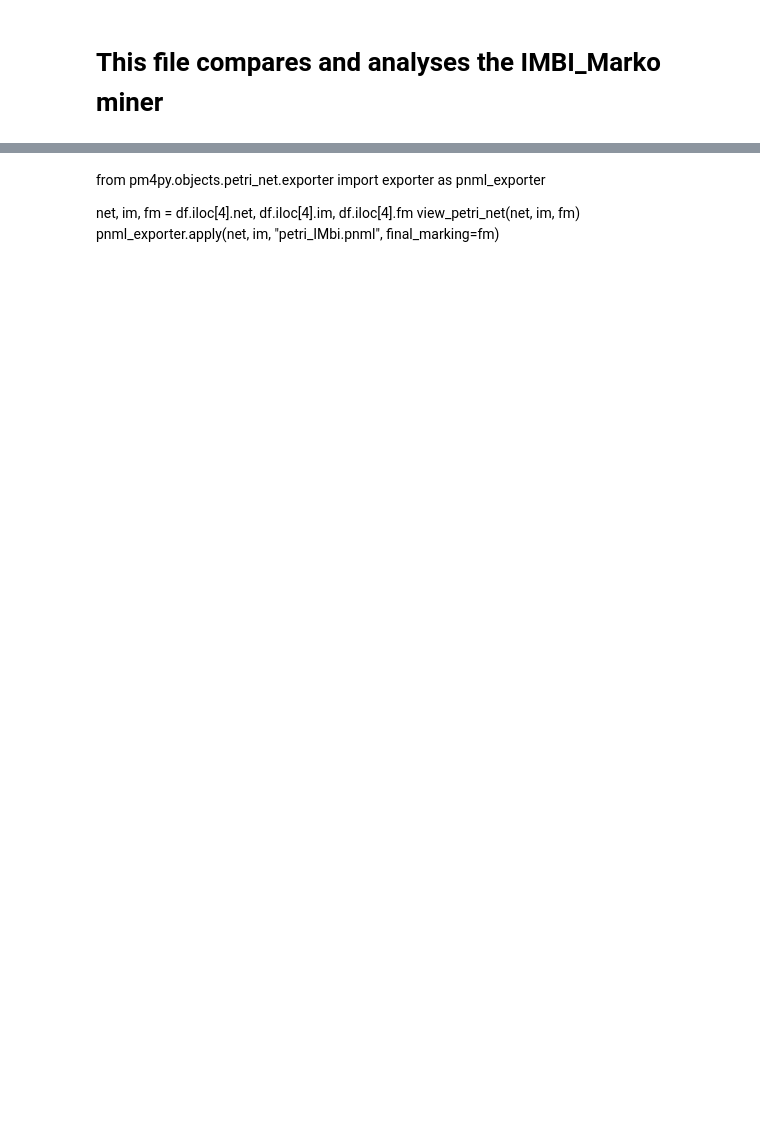
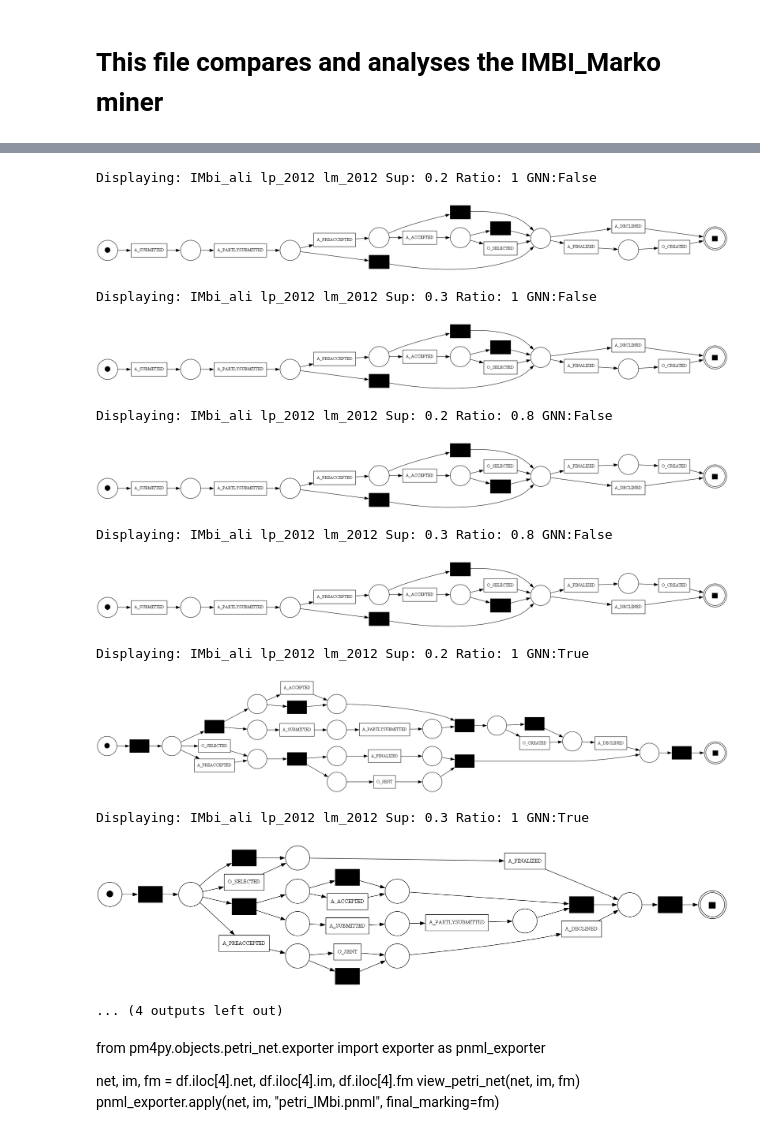
Before and after one commit to GoldschmidtMarko/IMBI_Master, a Jupyter notebook: analysing/comparison.ipynb, the cells around one changed output, grey strips where cells are left out. Cells and saved outputs as stored; diff of their text form; code cells hidden in the pictures; blank space fills up the shorter version.

```diff
--- a/analysing/comparison.ipynb
+++ b/analysing/comparison.ipynb
@@ -280,4 +302,7 @@ for lp in lpNames:
   lpPaths.append((lp,rootPath + lp))
 for lm in lMNames:
   lmPaths.append((lm,rootPath + lm))
+# %%
+runSingleLog = False
+analyse_gnn = True
 # %%
@@ -330,0 +350,20 @@ TypeError: runDoubleLogEvaluation() takes from 7 to 13 positional arguments but
+# %%
+if analyse_gnn == True:
+  runs = 1
+
+  ratios = [1, 0.8]
+  sups = [0.2, 0.3]
+  using_gnn = [False, True]
+  pruning_thresholds = [0]
+
+  totalRuns = len(lpPaths) * len(ratios) * len(sups) * len(pruning_thresholds) * len(using_gnn)
+
+  for i in range(0,len(lpPaths)):
+    for ratio in ratios:
+      for sup in sups:
+        for pruning_threshold in pruning_thresholds:
+          for use_gnn in using_gnn:
+            display("Running: " + lpPaths[i][0] + " " + str(runs) + "/" + str(totalRuns))
+            display("i: " + str(i) + " ratio: " + str(ratio) + " sup: " + str(sup) + " pruning: " + str(pruning_threshold))
+            df = applyMinerToLogForGNN(df, lpPaths[i][1], lmPaths[i][1], lpPaths[i][0],lmPaths[i][0], 0.2, 0.99, sup, ratio, pruning_threshold,use_gnn)
+            runs += 1
@@ -432,13 +490,31 @@ else:
 # %%
-if False:
-  if runSingleLog == False:
-    visualize_petriNet(df, "IM", "lp_2012.xes", "")
-    visualize_petriNet(df, "IMbi_mar", "lp_2012", "lm_2012")
-    visualize_petriNet(df, "IMbi_ali", "lp_2012", "lm_2012")
+if True:
+  if analyse_gnn == False:
+    if runSingleLog == False:
+      visualize_petriNet(df, "IM", "lp_2012.xes", "")
+      visualize_petriNet(df, "IMbi_mar", "lp_2012", "lm_2012")
+      visualize_petriNet(df, "IMbi_ali", "lp_2012", "lm_2012")
+    else:
+      visualize_petriNet(df, "IM", "lp_2012.xes", "")
+      visualize_petriNet(df, "IMbi_mar", "lp_2012.xes", "")
+      visualize_petriNet(df, "IMbi_ali", "lp_2012.xes", "")
   else:
-    visualize_petriNet(df, "IM", "lp_2012.xes", "")
-    visualize_petriNet(df, "IMbi_mar", "lp_2012.xes", "")
-    visualize_petriNet(df, "IMbi_ali", "lp_2012.xes", "")
+    visualize_petriNet(df, "IMbi_ali", "lp_2012", "lm_2012", False)
+    visualize_petriNet(df, "IMbi_ali", "lp_2012", "lm_2012", True)
+# %% [output]
+Displaying: IMbi_ali lp_2012 lm_2012 Sup: 0.2 Ratio: 1 GNN:False
+[figure, added]
+Displaying: IMbi_ali lp_2012 lm_2012 Sup: 0.3 Ratio: 1 GNN:False
+[figure, added]
+Displaying: IMbi_ali lp_2012 lm_2012 Sup: 0.2 Ratio: 0.8 GNN:False
+[figure, added]
+Displaying: IMbi_ali lp_2012 lm_2012 Sup: 0.3 Ratio: 0.8 GNN:False
+[figure, added]
+Displaying: IMbi_ali lp_2012 lm_2012 Sup: 0.2 Ratio: 1 GNN:True
+[figure, added]
+Displaying: IMbi_ali lp_2012 lm_2012 Sup: 0.3 Ratio: 1 GNN:True
+[figure, added]
+... (4 outputs left out)
 # %%
 if False:
   display(df)
```
Also changed, not shown: parts of 14 cells of this notebook, 24 other files.
